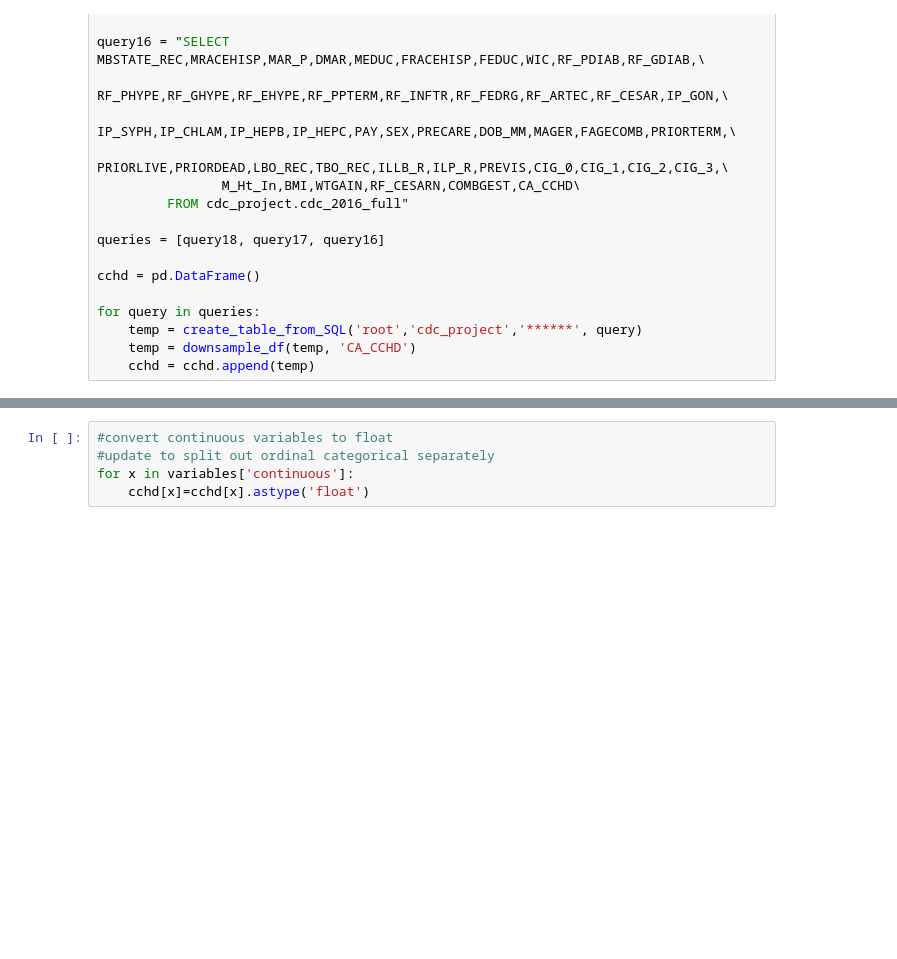
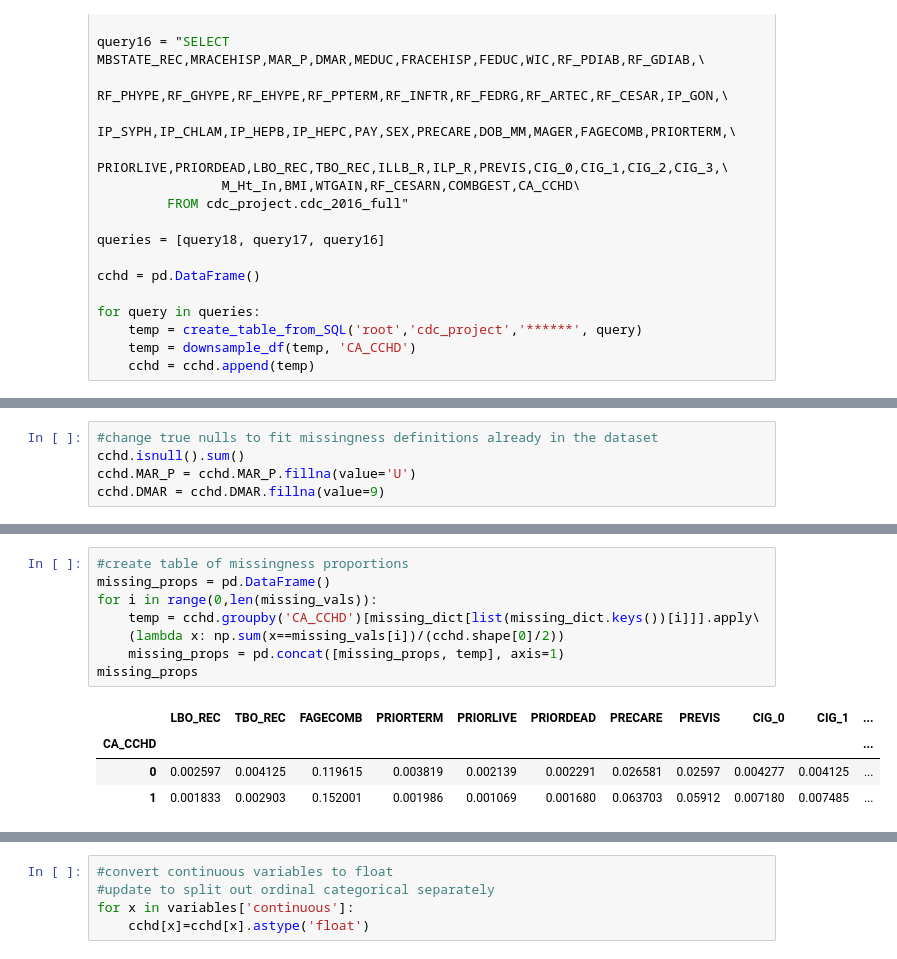
Before and after one commit to AronBerke/CDC_Natality_Analysis, a Jupyter notebook: Aron/Abnormality_Prediction.ipynb, the cells around one changed output, grey strips where cells are left out. Saved outputs shown, nothing was run; the diff lists cells and outputs as text; blank space fills up the shorter version.

```diff
--- a/Aron/Abnormality_Prediction.ipynb
+++ b/Aron/Abnormality_Prediction.ipynb
@@ -192,0 +215,5 @@ for query in queries:
+# %%
+#change true nulls to fit missingness definitions already in the dataset
+cchd.isnull().sum()
+cchd.MAR_P = cchd.MAR_P.fillna(value='U')
+cchd.DMAR = cchd.DMAR.fillna(value=9)
@@ -192,0 +242,13 @@ for query in queries:
+# %%
+#create table of missingness proportions
+missing_props = pd.DataFrame()
+for i in range(0,len(missing_vals)):
+    temp = cchd.groupby('CA_CCHD')[missing_dict[list(missing_dict.keys())[i]]].apply\
+    (lambda x: np.sum(x==missing_vals[i])/(cchd.shape[0]/2))
+    missing_props = pd.concat([missing_props, temp], axis=1)
+missing_props
+# %% [output]
+|  | LBO_REC | TBO_REC | FAGECOMB | PRIORTERM | PRIORLIVE | PRIORDEAD | PRECARE | PREVIS | CIG_0 | CIG_1 | ... |
+| CA_CCHD |  |  |  |  |  |  |  |  |  |  | ... |
+| 0 | 0.002597 | 0.004125 | 0.119615 | 0.003819 | 0.002139 | 0.002291 | 0.026581 | 0.02597 | 0.004277 | 0.004125 | ... |
+| 1 | 0.001833 | 0.002903 | 0.152001 | 0.001986 | 0.001069 | 0.001680 | 0.063703 | 0.05912 | 0.007180 | 0.007485 | ... |
```
Also changed, not shown: parts of 31 cells of this notebook, 2 other files.
